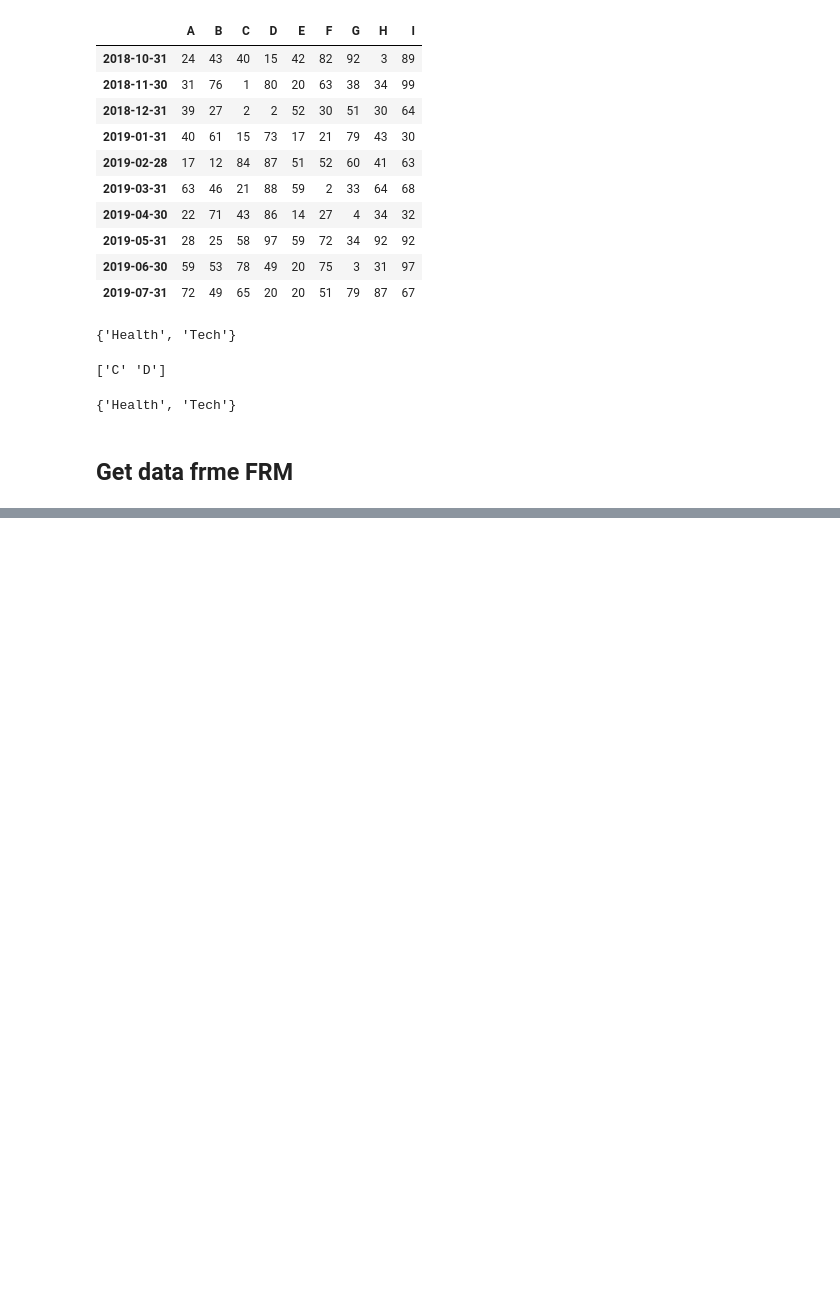
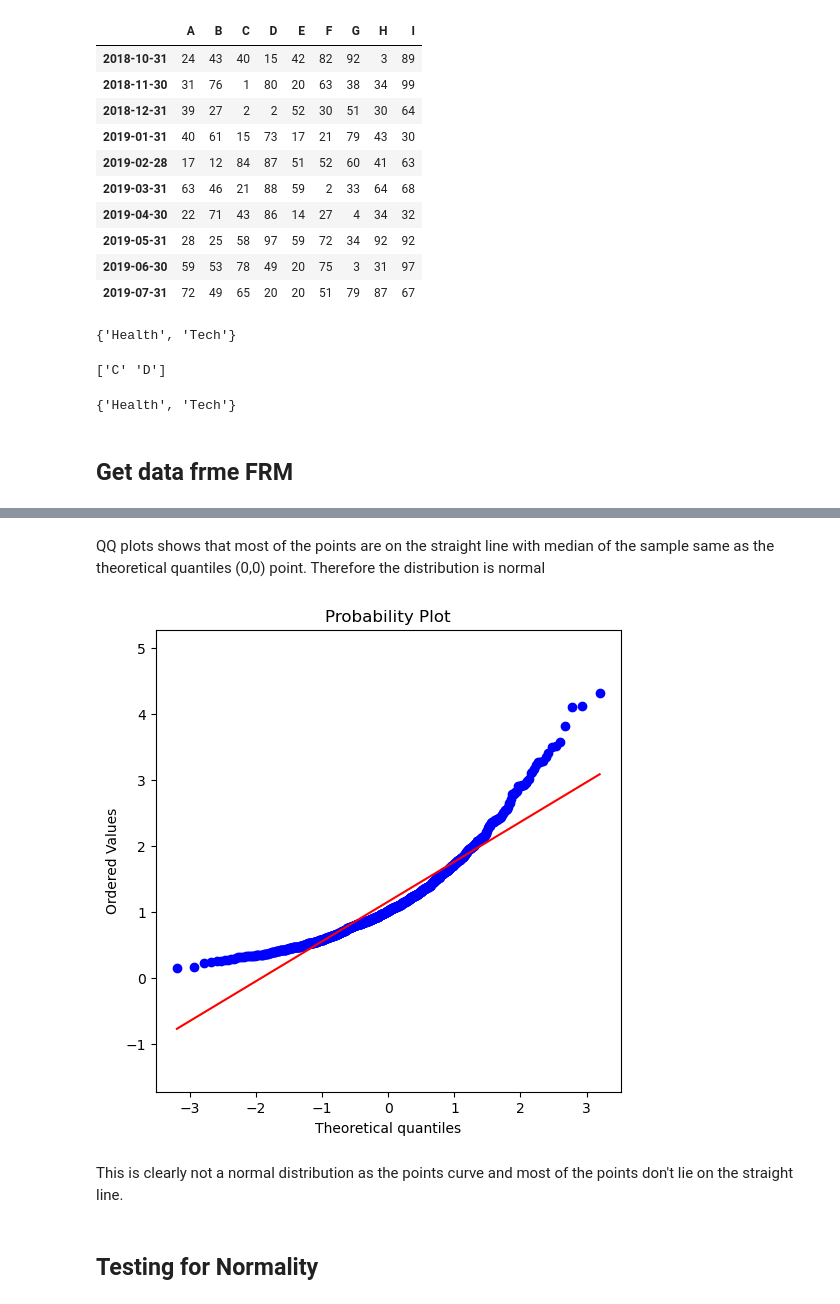
Before and after one commit to ansingh16/AI_for_trading, a Jupyter notebook: Practice/Basic concepts.ipynb, the cells around one changed output, grey strips where cells are left out. Saved outputs shown, nothing was run; the diff lists cells and outputs as text; code cells hidden in the pictures; blank space fills up the shorter version.

```diff
--- a/Practice/Basic concepts.ipynb
+++ b/Practice/Basic concepts.ipynb
@@ -431,0 +484,13 @@ def get_jsonparsed_data(ticker,start_date,end_date):
+# %% [markdown]
+QQ plots shows that most of the points are on the straight line with median of the sample same as the theoretical quantiles (0,0) point. Therefore the distribution is normal
+# %%
+
+# Q-Q plot of non-normally-distributed sample
+plt.figure(figsize=(6, 6)); plt.axis('equal')
+stats.probplot(sample_b, dist='norm', plot=plt);
+# %% [output]
+[figure, added]
+# %% [markdown]
+This is clearly not a normal distribution as the points curve and most of the points don't lie on the straight line.
+# %% [markdown]
+## Testing for Normality
```
Also changed, not shown: parts of 23 cells of this notebook.
